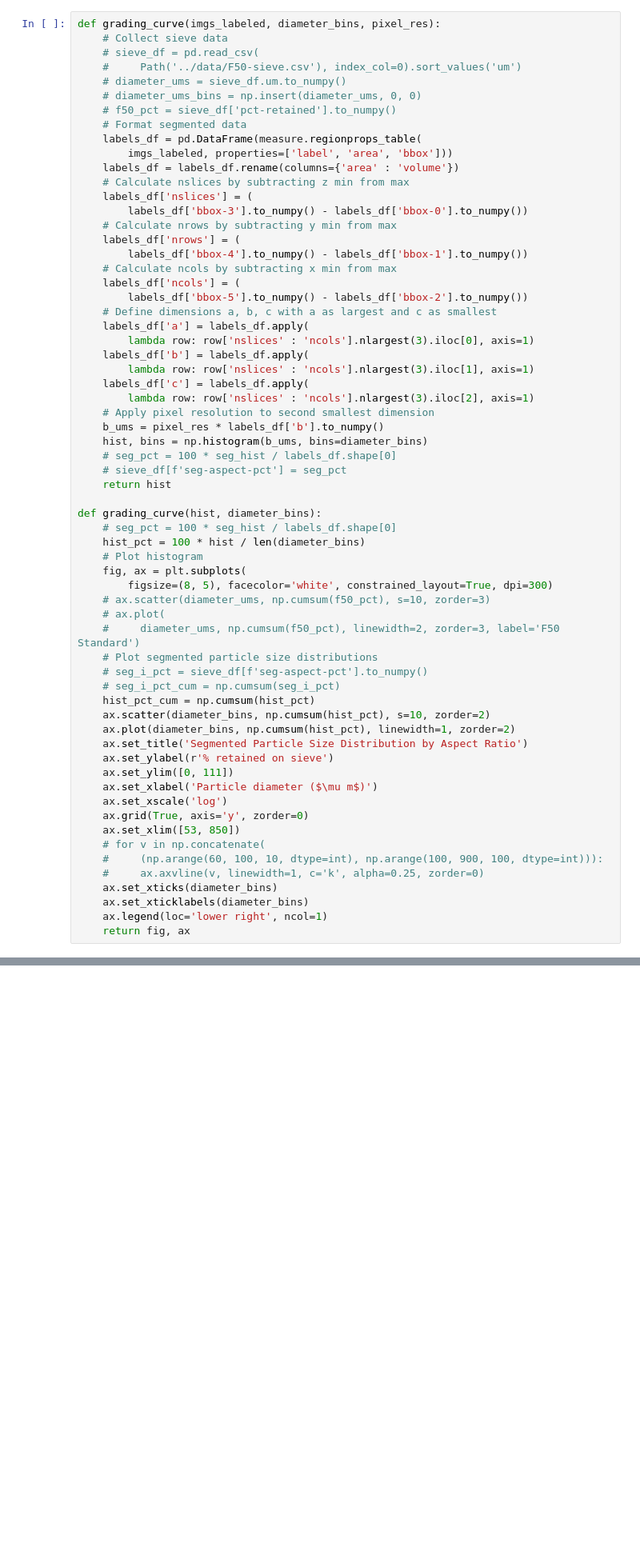
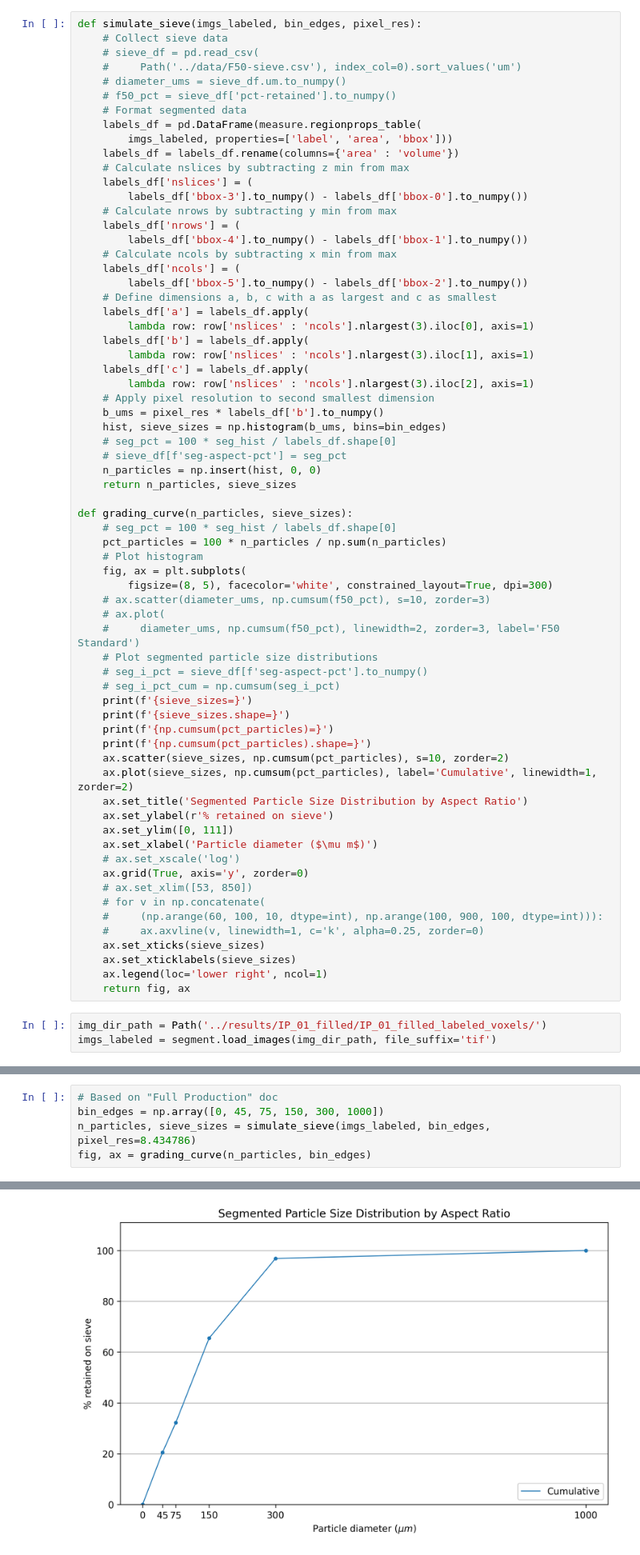
Before and after one commit to GusBusDraws/mhe-analysis, a Jupyter notebook: nbs/36-dev-labels-to-size.ipynb, the cells around one changed output, grey strips where cells are left out. Shown at 80% size. Cells and saved outputs as stored; diff of their text form; blank space fills up the shorter version.

Commit message:
Update simulate_sieve to return n_particles instead of hist

```diff
--- a/nbs/36-dev-labels-to-size.ipynb
+++ b/nbs/36-dev-labels-to-size.ipynb
@@ -8,12 +8,11 @@ from skimage import measure
 %load_ext autoreload
 %autoreload 2
 # %%
-def grading_curve(imgs_labeled, diameter_bins, pixel_res):
+def simulate_sieve(imgs_labeled, bin_edges, pixel_res):
     # Collect sieve data
     # sieve_df = pd.read_csv(
     #     Path('../data/F50-sieve.csv'), index_col=0).sort_values('um')
     # diameter_ums = sieve_df.um.to_numpy()
-    # diameter_ums_bins = np.insert(diameter_ums, 0, 0)
     # f50_pct = sieve_df['pct-retained'].to_numpy()
     # Format segmented data
     labels_df = pd.DataFrame(measure.regionprops_table(
@@ -37,14 +36,15 @@ def grading_curve(imgs_labeled, diameter_bins, pixel_res):
         lambda row: row['nslices' : 'ncols'].nlargest(3).iloc[2], axis=1)
     # Apply pixel resolution to second smallest dimension
     b_ums = pixel_res * labels_df['b'].to_numpy()
-    hist, bins = np.histogram(b_ums, bins=diameter_bins)
+    hist, sieve_sizes = np.histogram(b_ums, bins=bin_edges)
     # seg_pct = 100 * seg_hist / labels_df.shape[0]
     # sieve_df[f'seg-aspect-pct'] = seg_pct
-    return hist
+    n_particles = np.insert(hist, 0, 0)
+    return n_particles, sieve_sizes
 
-def grading_curve(hist, diameter_bins):
+def grading_curve(n_particles, sieve_sizes):
     # seg_pct = 100 * seg_hist / labels_df.shape[0]
-    hist_pct = 100 * hist / len(diameter_bins)
+    pct_particles = 100 * n_particles / np.sum(n_particles)
     # Plot histogram
     fig, ax = plt.subplots(
         figsize=(8, 5), facecolor='white', constrained_layout=True, dpi=300)
@@ -54,20 +54,26 @@ def grading_curve(hist, diameter_bins):
     # Plot segmented particle size distributions
     # seg_i_pct = sieve_df[f'seg-aspect-pct'].to_numpy()
     # seg_i_pct_cum = np.cumsum(seg_i_pct)
-    hist_pct_cum = np.cumsum(hist_pct)
-    ax.scatter(diameter_bins, np.cumsum(hist_pct), s=10, zorder=2)
-    ax.plot(diameter_bins, np.cumsum(hist_pct), linewidth=1, zorder=2)
+    print(f'{sieve_sizes=}')
+    print(f'{sieve_sizes.shape=}')
+    print(f'{np.cumsum(pct_particles)=}')
+    print(f'{np.cumsum(pct_particles).shape=}')
+    ax.scatter(sieve_sizes, np.cumsum(pct_particles), s=10, zorder=2)
+    ax.plot(sieve_sizes, np.cumsum(pct_particles), label='Cumulative', linewidth=1, zorder=2)
     ax.set_title('Segmented Particle Size Distribution by Aspect Ratio')
     ax.set_ylabel(r'% retained on sieve')
     ax.set_ylim([0, 111])
     ax.set_xlabel('Particle diameter ($\mu m$)')
-    ax.set_xscale('log')
+    # ax.set_xscale('log')
     ax.grid(True, axis='y', zorder=0)
-    ax.set_xlim([53, 850])
+    # ax.set_xlim([53, 850])
     # for v in np.concatenate(
     #     (np.arange(60, 100, 10, dtype=int), np.arange(100, 900, 100, dtype=int))):
     #     ax.axvline(v, linewidth=1, c='k', alpha=0.25, zorder=0)
-    ax.set_xticks(diameter_bins)
-    ax.set_xticklabels(diameter_bins)
+    ax.set_xticks(sieve_sizes)
+    ax.set_xticklabels(sieve_sizes)
     ax.legend(loc='lower right', ncol=1)
     return fig, ax
+# %%
+img_dir_path = Path('../results/IP_01_filled/IP_01_filled_labeled_voxels/')
+imgs_labeled = segment.load_images(img_dir_path, file_suffix='tif')
@@ -73,0 +83,6 @@ def grading_curve(hist, diameter_bins):
+# %%
+# Based on "Full Production" doc
+bin_edges = np.array([0, 45, 75, 150, 300, 1000])
+n_particles, sieve_sizes = simulate_sieve(imgs_labeled, bin_edges, pixel_res=8.434786)
+fig, ax = grading_curve(n_particles, bin_edges)
+# %% [output]
@@ -73,0 +94 @@ def grading_curve(hist, diameter_bins):
+[figure, added]
```
Also changed, not shown: parts of 5 cells of this notebook.
